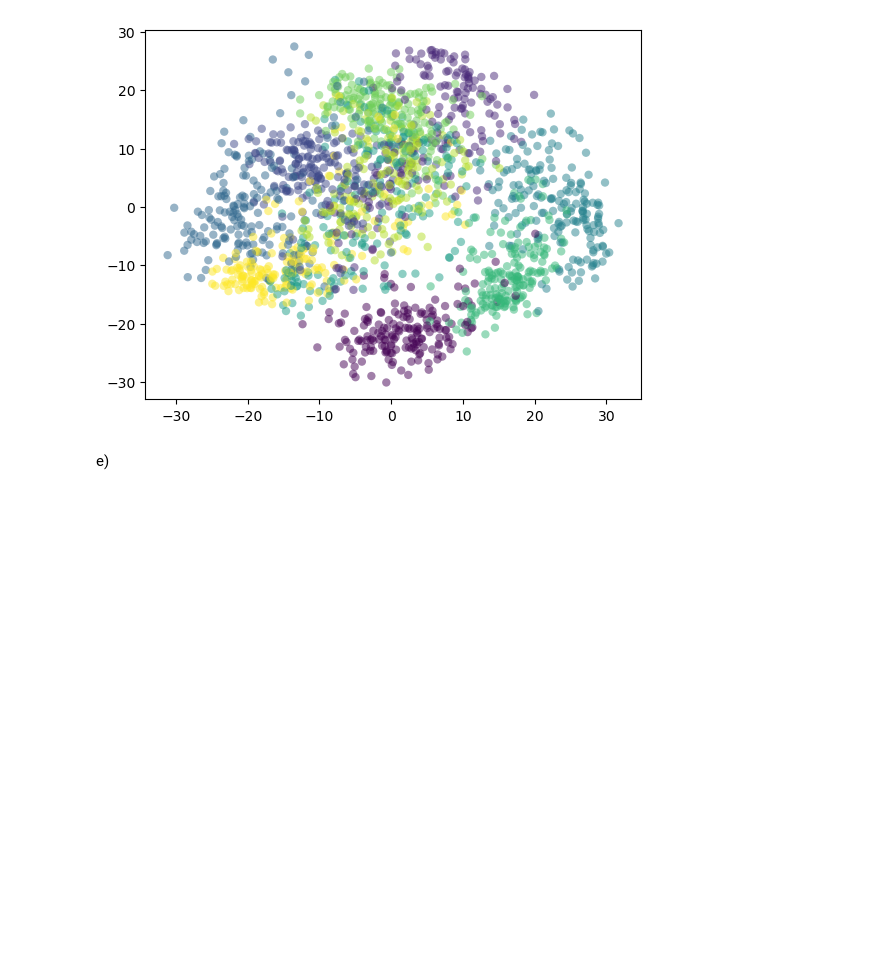
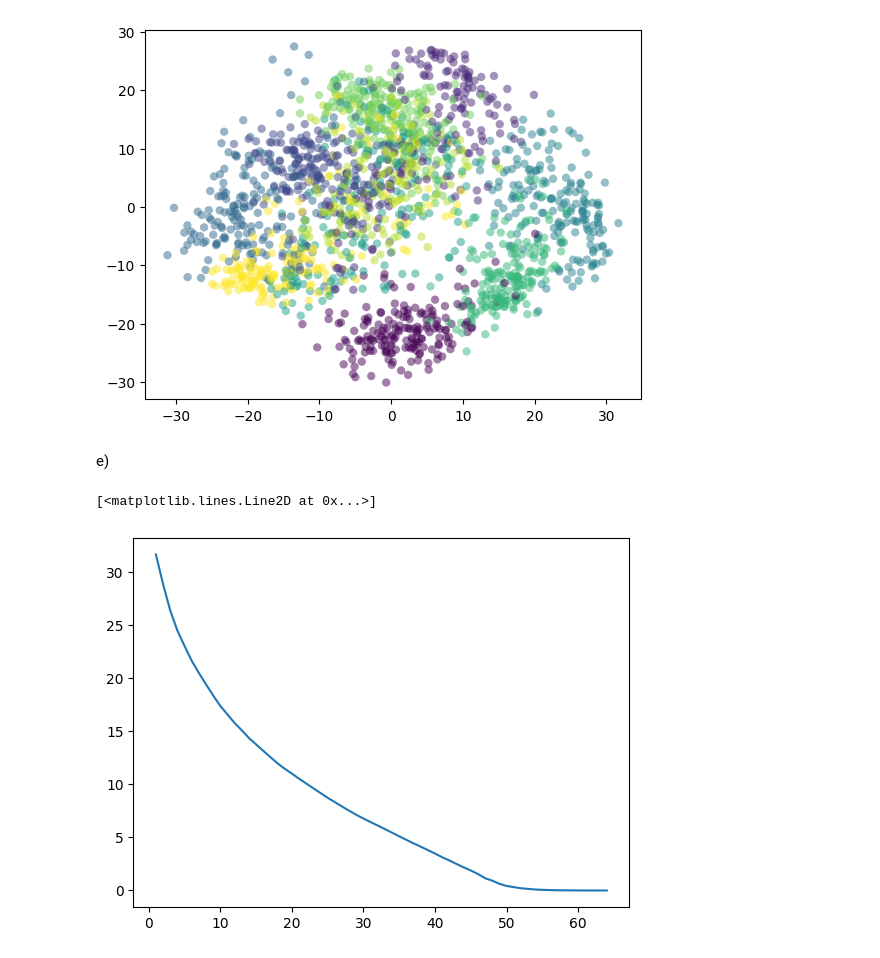
Before and after one commit to szvbvtk/Przetwarzanie_i_analiza_danych, a Jupyter notebook: lab_6.ipynb, the cells around one changed output. Cells and saved outputs as stored; diff of their text form; code cells hidden in the pictures; blank space fills up the shorter version.

```diff
--- a/lab_6.ipynb
+++ b/lab_6.ipynb
@@ -108,3 +106,19 @@ x_reduced, eigen_val, eigen_vec, principal_components = wiPCA(x, 2)
+# %%
+x_reduced, eigen_val, eigen_vec, principal_components = wiPCA(x, 2)
+
+# pca = PCA(n_components=2)
+# X_reduced = pca.fit(x).transform(x)
+# X_reconstructed = pca.inverse_transform(X_reduced)
+
+# x_mean = np.mean(x, axis=0)
+# x_reconstructed = wiPCA_reconstruct(x_reduced, principal_components, x_mean)
+x.shape
+x_reduced.shape
+x_mean = np.mean(x, axis=0)
+x_reconstructed = wiPCA_reconstruct(x_reduced, principal_components, x_mean)
+
+# print(x - x_reconstructed)
+# np.cumsum(x - x_reconstructed).shape
 # %% [markdown]
 c)
 # %%
@@ -140,3 +153,20 @@ plt.scatter(x_reduced[:, 0], x_reduced[:, 1], c=y, edgecolor='none', alpha=0.5);
 [figure]
 # %% [markdown]
 e)
+# %%
+ndim = x.shape[1]
+x_mean = np.mean(x, axis = 0)
+y = np.zeros(ndim)
+from sklearn.metrics.pairwise import pairwise_distances
+for i in range(1, ndim + 1):
+    x_reduced, eigen_val, eigen_vec, principal_components = wiPCA(x, i)
+    x_reconstructed = wiPCA_reconstruct(x_reduced, principal_components, x_mean)
+
+    y[i-1] = np.mean(np.sqrt(np.sum((x - x_reconstructed) ** 2, axis=1)))
+
+
+plt.plot(np.arange(1, ndim + 1), y)
+# y
+# %% [output]
+[<matplotlib.lines.Line2D at 0x...>]
+[figure, added]
```
Also changed, not shown: parts of 2 cells of this notebook.
